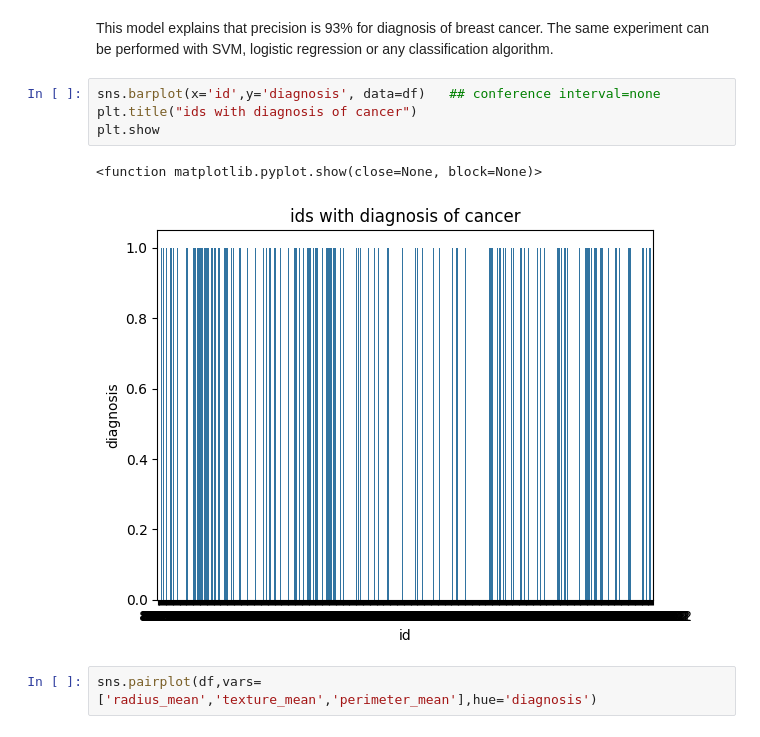
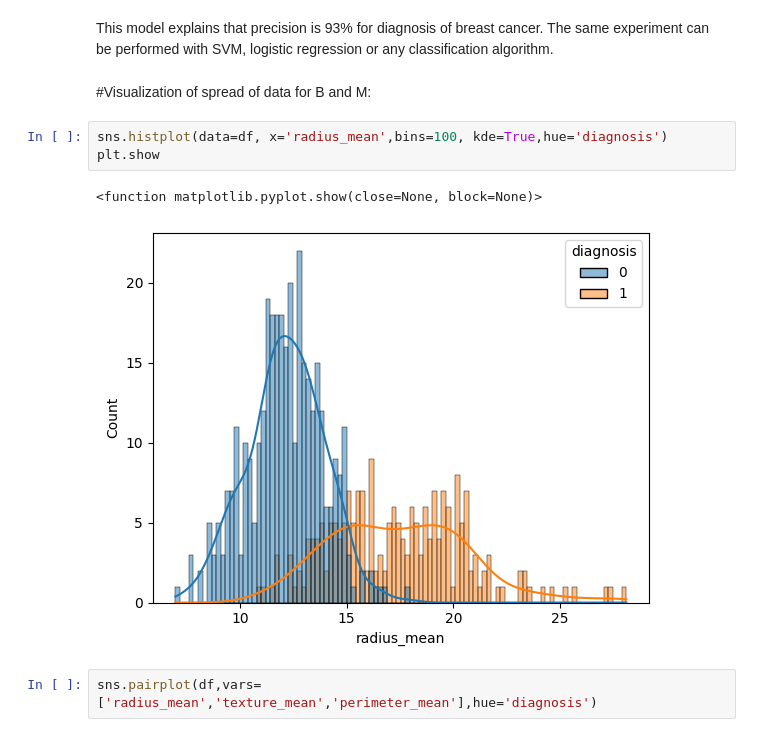
Before and after one commit to MamoonaRiffat/Machine-Learning, a Jupyter notebook: K_nearest_neighbour.ipynb, the cells around one changed output. Cells and saved outputs as stored; diff of their text form.

```diff
--- a/K_nearest_neighbour.ipynb
+++ b/K_nearest_neighbour.ipynb
@@ -146,13 +146,14 @@ Confusion Matrix:
 # %% [markdown]
 This model explains that precision is 93% for diagnosis of breast cancer.
  The same experiment can be performed with SVM, logistic regression or any classification algorithm.
-# %%
-sns.barplot(x='id',y='diagnosis', data=df)   ## conference interval=none
-plt.title("ids with diagnosis of cancer")
-plt.show
-# %% [output]
-<function matplotlib.pyplot.show(close=None, block=None)>
-[figure, removed]
+# %% [markdown]
+#Visualization of spread of data for B and M:
+# %%
+sns.histplot(data=df, x='radius_mean',bins=100, kde=True,hue='diagnosis')
+plt.show
+# %% [output]
+<function matplotlib.pyplot.show(close=None, block=None)>
+[figure, added]
 # %%
 sns.pairplot(df,vars=['radius_mean','texture_mean','perimeter_mean'],hue='diagnosis')
 # %% [output]
```
